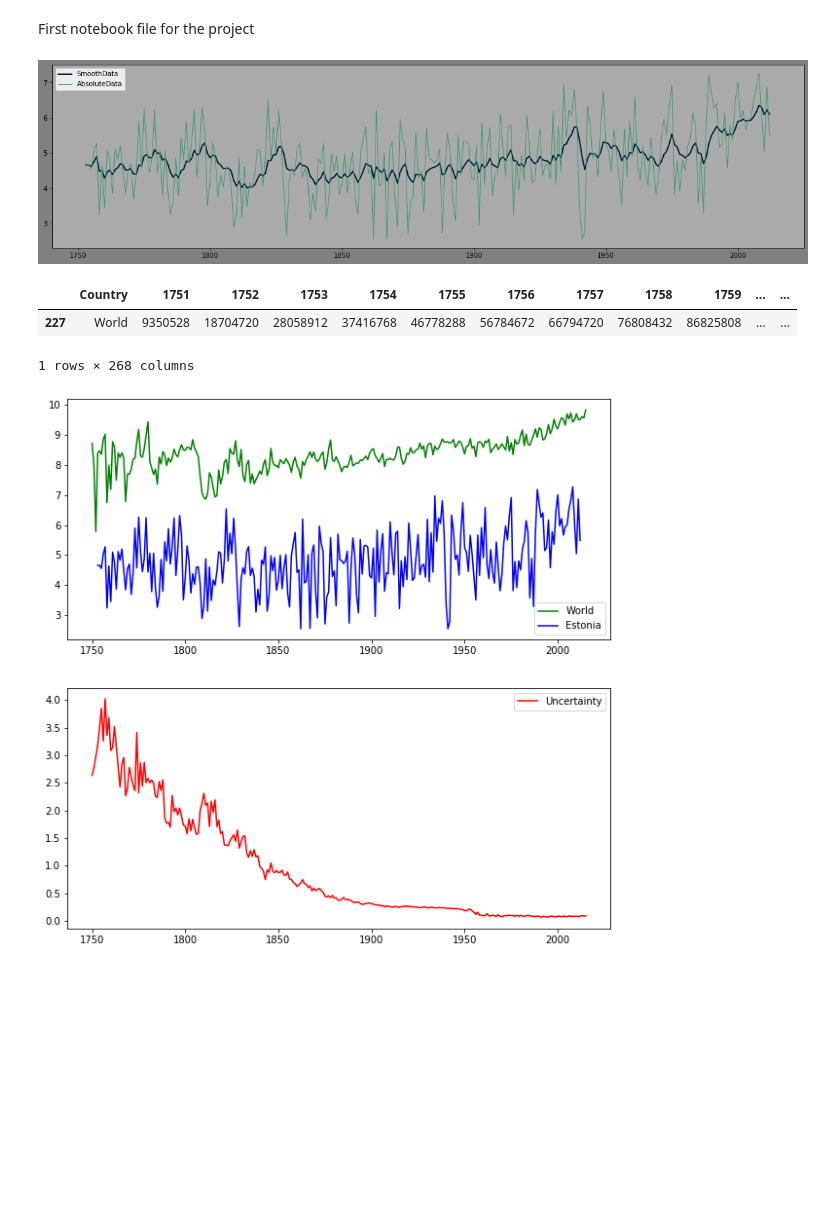
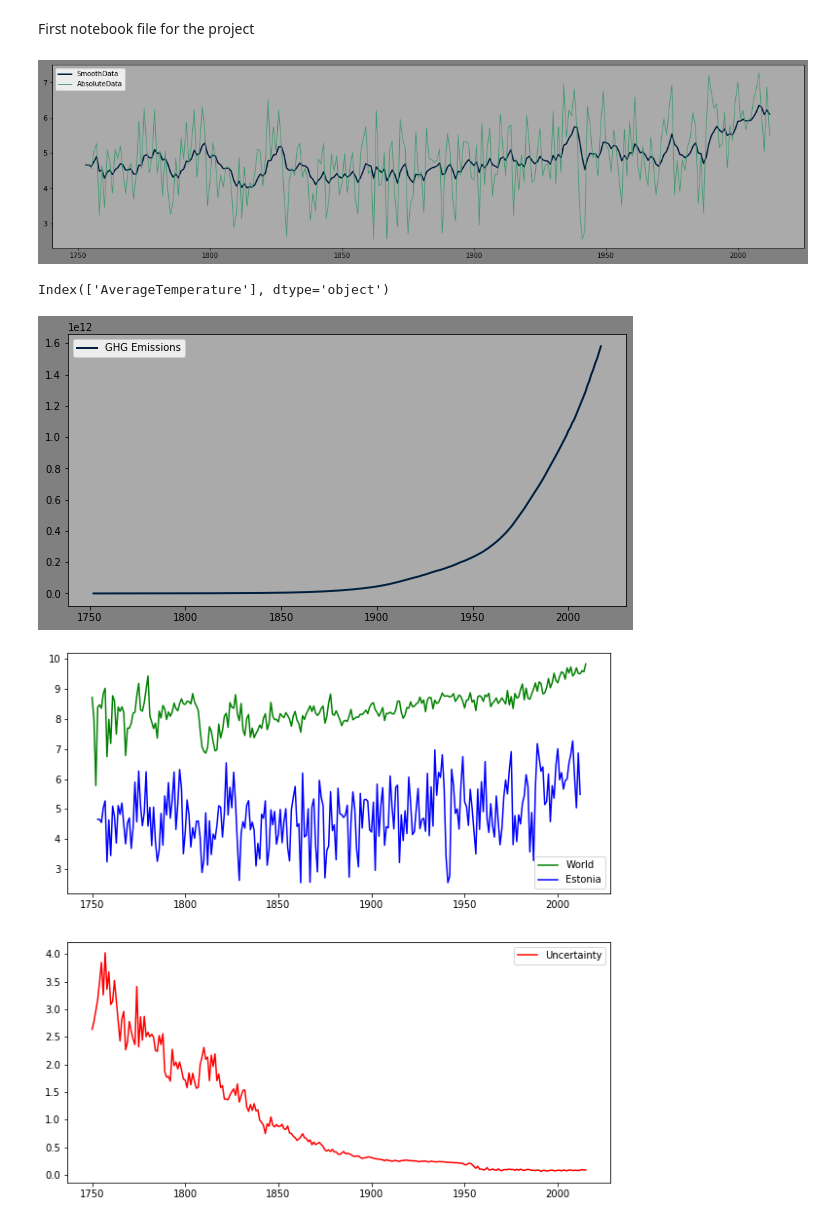
Before and after one commit to TL114/DataScience19, a Jupyter notebook: DS19.ipynb, the cells around one changed output. Cells and saved outputs as stored; diff of their text form; code cells hidden in the pictures; blank space fills up the shorter version.

```diff
--- a/DS19.ipynb
+++ b/DS19.ipynb
@@ -22,16 +22,30 @@ plt.plot(data_smooth,"#001f3f",linewidth=2,label="SmoothData")
 plt.plot(data_est_year,"#3D9970" ,linewidth=1,label="AbsoluteData")
 plt.legend()
 plt.show()
+data_smooth.columns
 # %% [output]
 [figure]
+Index(['AverageTemperature'], dtype='object')
-# %%
-data_emissions=pd.read_csv("emission data.csv")
-world_emissions=data_emissions[data_emissions["Country"]=="World"]
-world_emissions
-# %% [output]
-|  | Country | 1751 | 1752 | 1753 | 1754 | 1755 | 1756 | 1757 | 1758 | 1759 | ... | ... |
-| 227 | World | 9350528 | 18704720 | 28058912 | 37416768 | 46778288 | 56784672 | 66794720 | 76808432 | 86825808 | ... | ... |
-1 rows × 268 columns
+# %%
+#data_emissions=pd.read_csv("emission data.csv")
+#world_emissions1=data_emissions[data_emissions["Country"]=="World"]
+#world_emissions2=world_emissions1.transpose()
+#world_emissions=world_emissions2[2::]
+#a=world_emissions.reset_index()
+#a.to_csv("emissions.csv")
+data_emissions = pd.read_csv("emissions.csv",index_col=1, header=0)
+world_emissions=data_emissions.drop("Unnamed: 0",axis=1)
+world_emissions
+
+
+plt.figure(figsize=(10,5),facecolor="gray")
+ax=plt.axes()
+ax.set_facecolor("#AAAAAA")
+plt.plot(world_emissions,"#001f3f",linewidth=2,label="GHG Emissions")
+plt.legend()
+plt.show()
+# %% [output]
+[figure, added]
 # %%
 #Absolute temperatures annual global readings
 data_absolute=pd.read_csv("GlobalTemperatures.csv",index_col=0, header=0,  parse_dates=True)
```
Also changed, not shown: parts of 2 cells of this notebook, 1 other file.
